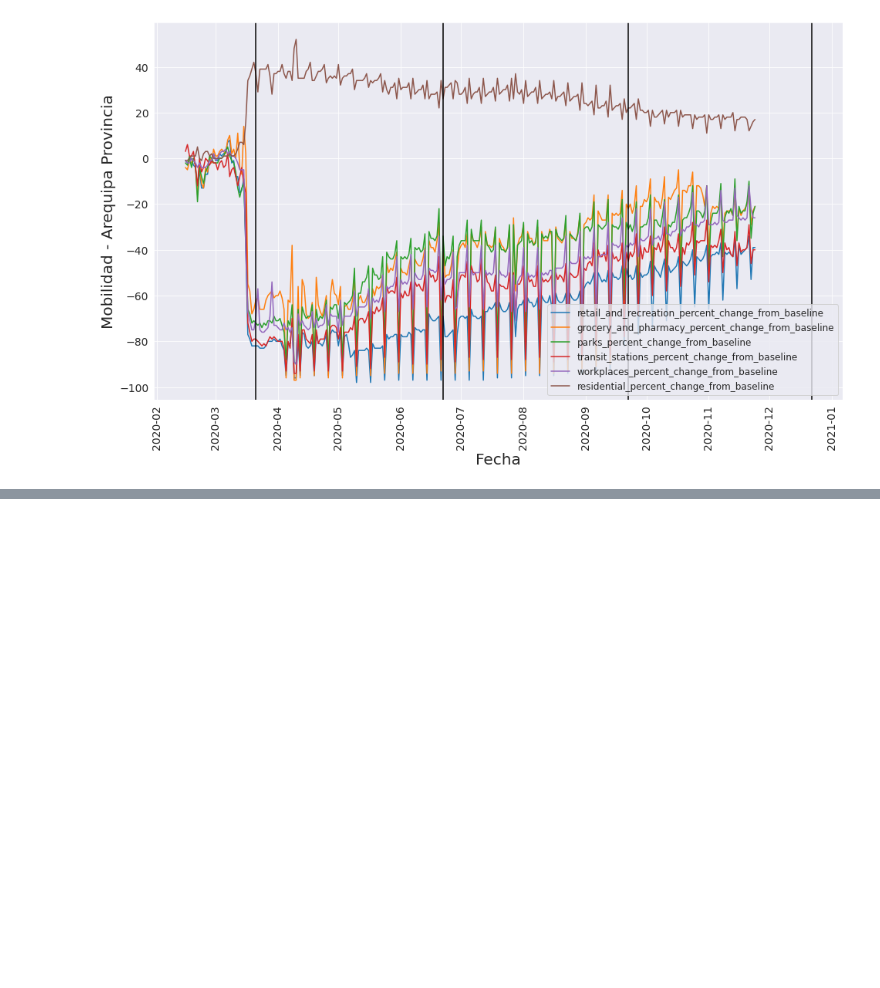
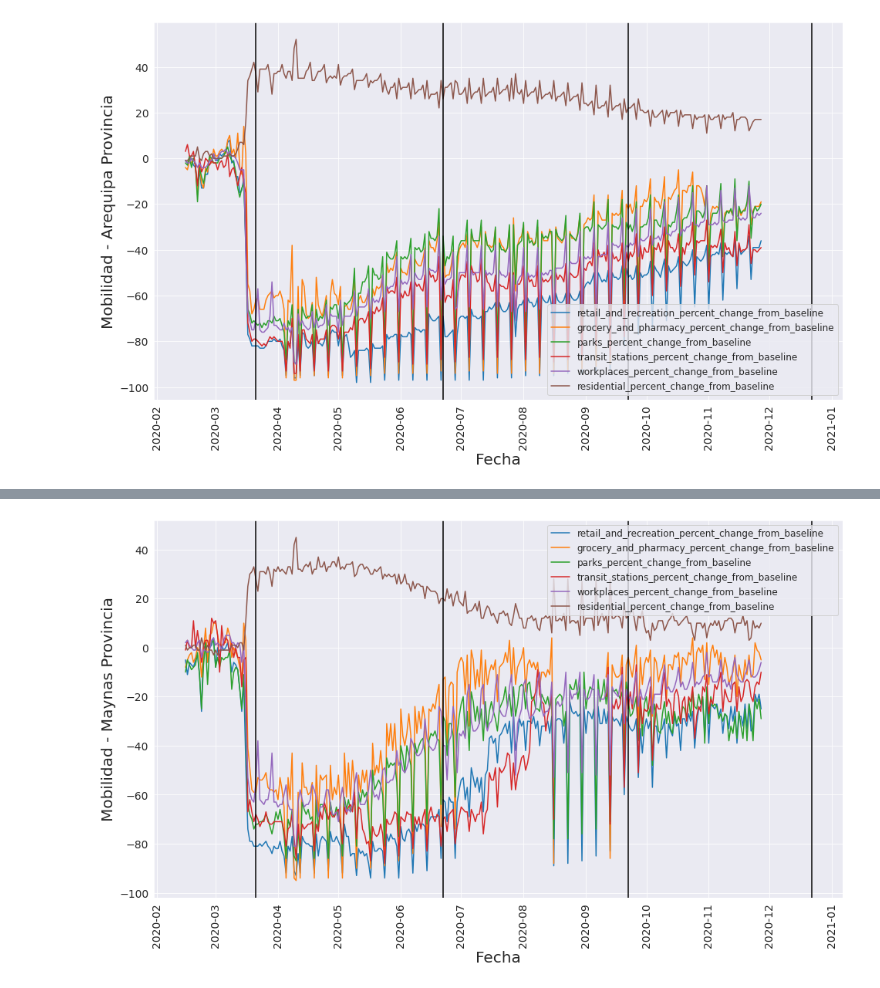
Before and after one commit to MilerDiazZevallos/Arequipa-Covid-19, a Jupyter notebook: Mobility.ipynb, the cells around one changed output, grey strips where cells are left out. Saved outputs shown, nothing was run; the diff lists cells and outputs as text; code cells hidden in the pictures; blank space fills up the shorter version.

```diff
--- a/Mobility.ipynb
+++ b/Mobility.ipynb
@@ -385,0 +410,3 @@ plt.show()
+# %%
+data_raw_maynas = data_raw_peru[data_raw_peru['sub_region_2'] == 'Maynas Province']
+data_raw_maynas.tail()
@@ -385,0 +420,14 @@ plt.show()
+# %%
+data_maynas_retail = data_raw_maynas[['date','retail_and_recreation_percent_change_from_baseline']]
+data_maynas_grocery = data_raw_maynas[['date','grocery_and_pharmacy_percent_change_from_baseline']]
+data_maynas_parks = data_raw_maynas[['date','parks_percent_change_from_baseline']]
+data_maynas_transit = data_raw_maynas[['date','transit_stations_percent_change_from_baseline']]
+data_maynas_workplaces = data_raw_maynas[['date','workplaces_percent_change_from_baseline']]
+data_maynas_residential = data_raw_maynas[['date','residential_percent_change_from_baseline']]
+
+data_maynas_retail['date'] = pd.to_datetime(data_maynas_retail['date'])
+data_maynas_grocery['date'] = pd.to_datetime(data_maynas_grocery['date'])
+data_maynas_parks['date'] = pd.to_datetime(data_maynas_parks['date'])
+data_maynas_transit['date'] = pd.to_datetime(data_maynas_transit['date'])
+data_maynas_workplaces['date'] = pd.to_datetime(data_maynas_workplaces['date'])
+data_maynas_residential['date'] = pd.to_datetime(data_maynas_residential['date'])
@@ -385,0 +452,28 @@ plt.show()
+# %%
+fig, ax = plt.subplots(figsize=(16, 9))
+g = sns.lineplot(data=data_maynas_retail, x="date", y="retail_and_recreation_percent_change_from_baseline", label='retail_and_recreation_percent_change_from_baseline',  ax=ax)
+g = sns.lineplot(data=data_maynas_grocery, x="date", y="grocery_and_pharmacy_percent_change_from_baseline", label='grocery_and_pharmacy_percent_change_from_baseline',  ax=ax)
+g = sns.lineplot(data=data_maynas_parks, x="date", y="parks_percent_change_from_baseline", label='parks_percent_change_from_baseline',  ax=ax)
+g = sns.lineplot(data=data_maynas_transit, x="date", y="transit_stations_percent_change_from_baseline", label='transit_stations_percent_change_from_baseline',  ax=ax)
+g = sns.lineplot(data=data_maynas_workplaces, x="date", y="workplaces_percent_change_from_baseline", label='workplaces_percent_change_from_baseline',  ax=ax)
+g = sns.lineplot(data=data_maynas_residential, x="date", y="residential_percent_change_from_baseline", label='residential_percent_change_from_baseline',  ax=ax)
+plt.xticks(rotation=90)
+
+for date in mondays:
+    ax.axvline(date, color='black')
+
+plt.xlabel('Fecha', fontsize=20)
+plt.ylabel('Mobilidad - Maynas Provincia', fontsize=20)
+plt.xticks(fontsize=14)
+plt.yticks(fontsize=14)
+ax.legend(fontsize=12)
+
+#index = data_maynas['date'].values
+#values = data_maynas['workplaces_percent_change_from_baseline'].values
+#for i,j in zip(index,values):
+#        if i in mondays:
+#            ax.annotate(str(round(j, 2)),xy=(i,j+0.1), arrowprops=dict(facecolor='black', shrink=0.05),)
+
+plt.show()
+# %% [output]
+[figure, added]
```
Also changed, not shown: parts of 11 cells of this notebook.
